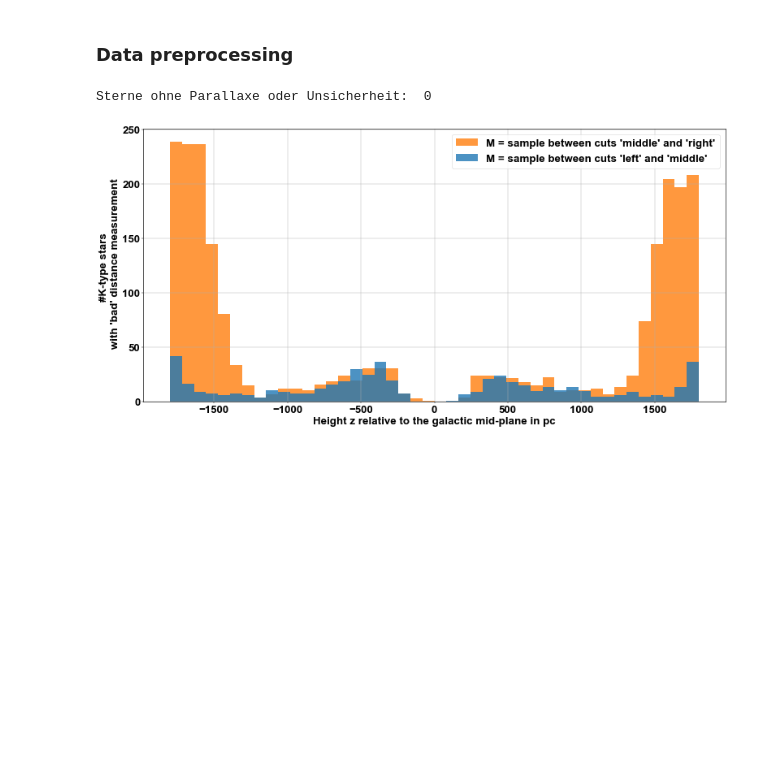
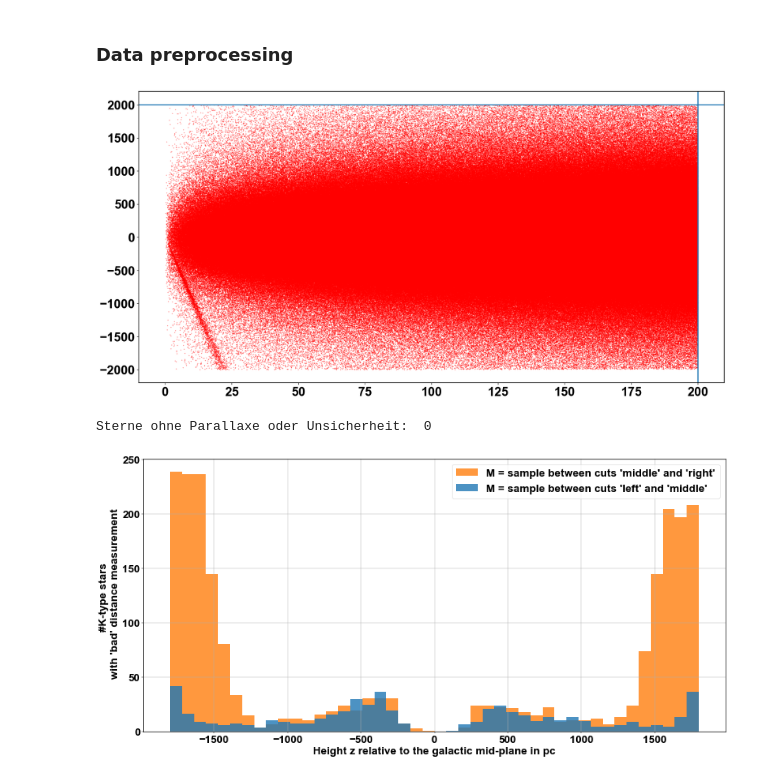
Before and after one commit to rubba0220/Bachelorarbeit, a Jupyter notebook: real data for Paper/Data.ipynb, the cells around one changed output. Cells and saved outputs as stored; diff of their text form; code cells hidden in the pictures; blank space fills up the shorter version.

Commit message:
new question: see first plot "real data for Paper/Data.ipynb"

```diff
--- a/real data for Paper/Data.ipynb
+++ b/real data for Paper/Data.ipynb
@@ -91,26 +91,35 @@ tab2 = Table.read("C:/Users/Ruben/Documents/Bachelorarbeit/All_candidates.vot")
 # %%
 ''' Restricting data in absolute magnitude and color '''
 
 dist_pc2 = r_from_plx(np.array(tab2["parallax"])) # in pc
 r_pc2 = dist_pc2 * np.cos(np.array(tab2["b"])*deg2rad) # in pc
+z_pc2 = dist_pc2 * np.sin(np.array(tab2["b"])*deg2rad) # in pc
 g_rp2 = np.array(tab2["g_rp"]) # in mag
 bp_g2 = np.array(tab2["bp_g"]) # in mag
 bp_rp2 = np.array(tab2["bp_rp"]) # in mag
 apparent_magnitude2 = np.array(tab2["phot_g_mean_mag"]) # 3.15 - 19.00
 absolute_magnitude2 = apparent_magnitude2 - 5.*np.log10(dist_pc2) + 5
 
 x = g_rp2 # chosen color-measurand for data selection
 
 # all cuts to select a tracer population (cuts are difined as color dependent cuts in absolute magnitude)'''
 ou = 'o1m3' # final selection of cuts, to limit data to the main sequence
 o1 = 6.8*x-1.5
 m3 = 7.2*x+1.75
 
 # final selection to restrict the used interval of the main sequence
 left2 = 8 * (-1/3) * x + 7.4
 right2 = 8 * (-1/3) * x + 9.6
 
 tab = tab2[(r_pc2 < 200.)&(absolute_magnitude2>=o1)&(absolute_magnitude2<=m3)&(absolute_magnitude2<=right2)&(absolute_magnitude2>=left2)]
+# print(np.shape(r_pc2[np.where((absolute_magnitude2<=10)&(absolute_magnitude2>=8)&(r_pc2<25))]))
+plt.figure(figsize=(20,10))
+plt.scatter(r_pc2, z_pc2, marker='.', color='red', s=0.5)
+plt.axhline(2000)
+plt.axvline(200)
+plt.show()
+# %% [output]
+[figure, added]
 # %%
 ''' investigation of z dependence of stars with inaccurate parallaxe measurment '''
 dist_pc = r_from_plx(np.array(tab["parallax"])) # in pc
```
Also changed, not shown: 2 other files.
